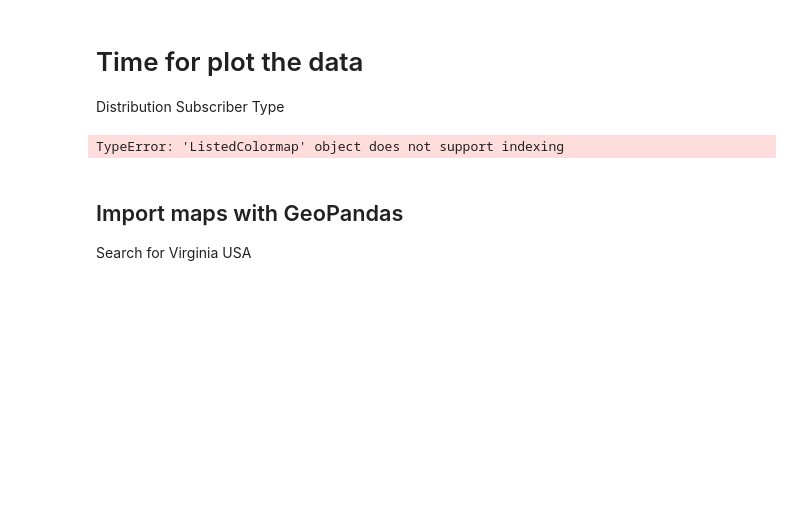
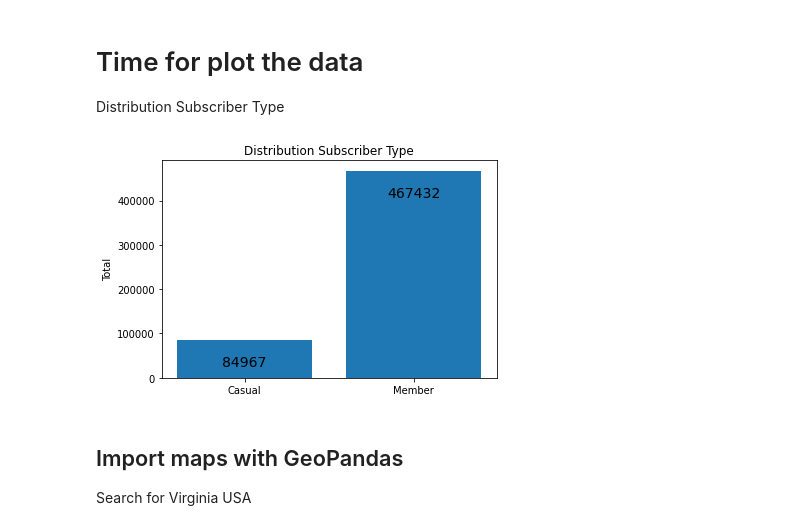
Before and after one commit to claupereirajr/datascience_study, a Jupyter notebook: aula10/Scripts - study bike sharing.ipynb, the cells around one changed output. Cells and saved outputs as stored; diff of their text form; code cells hidden in the pictures; blank space fills up the shorter version.

Commit message:
Plot Color error

```diff
--- a/aula10/Scripts - study bike sharing.ipynb
+++ b/aula10/Scripts - study bike sharing.ipynb
@@ -227,13 +227,13 @@ Distribution Subscriber Type
 # %%
 plt.bar(x=dataframe_membertype["Member type"], height=dataframe_membertype["Total"])
 for index,data in enumerate(dataframe_membertype["Total"]):
-    plt.text(x=index, y=data-30000, s=f"{data}" , fontsize=14, horizontalalignment='center', verticalalignment='center')
+    plt.text(x=index, y=data-50000, s=f"{data}" , fontsize=14, horizontalalignment='center', verticalalignment='center')
 
 plt.ylabel("Total")
 plt.title("Distribution Subscriber Type")
 plt.show()
 # %% [output]
-TypeError: 'ListedColormap' object does not support indexing
+[figure, added]
 # %% [markdown]
 ## Import maps with GeoPandas
 Search for Virginia USA
```
